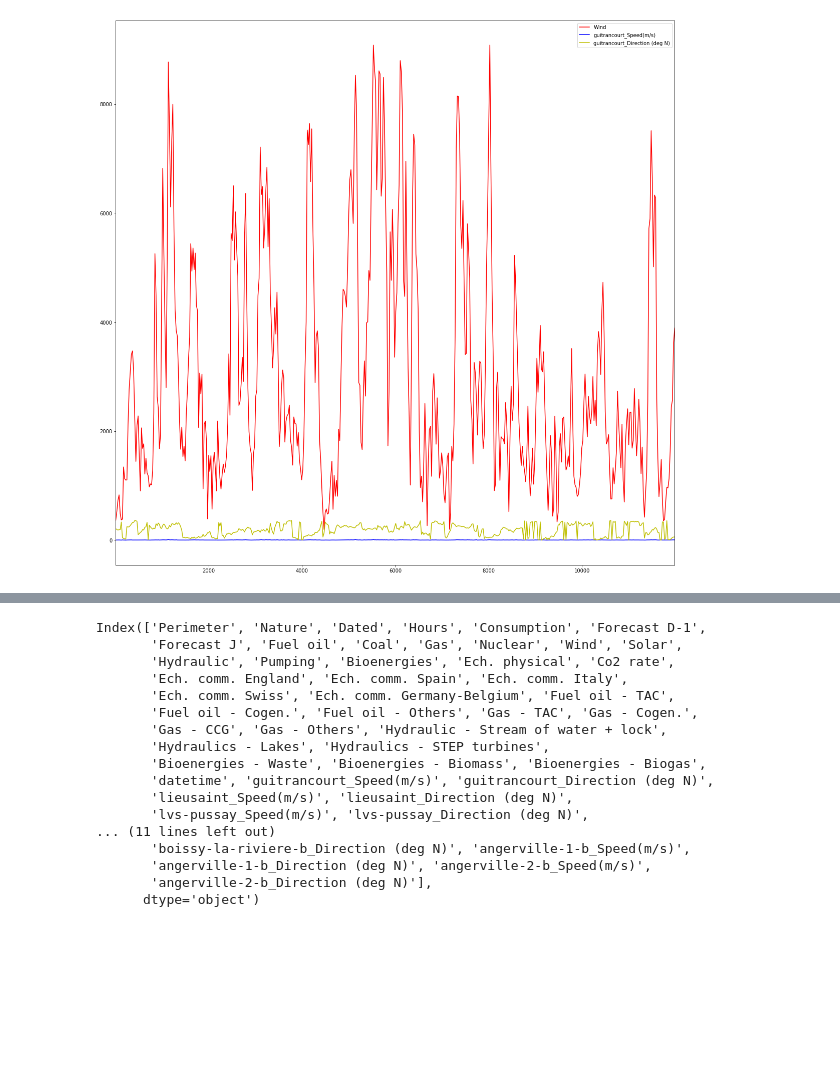
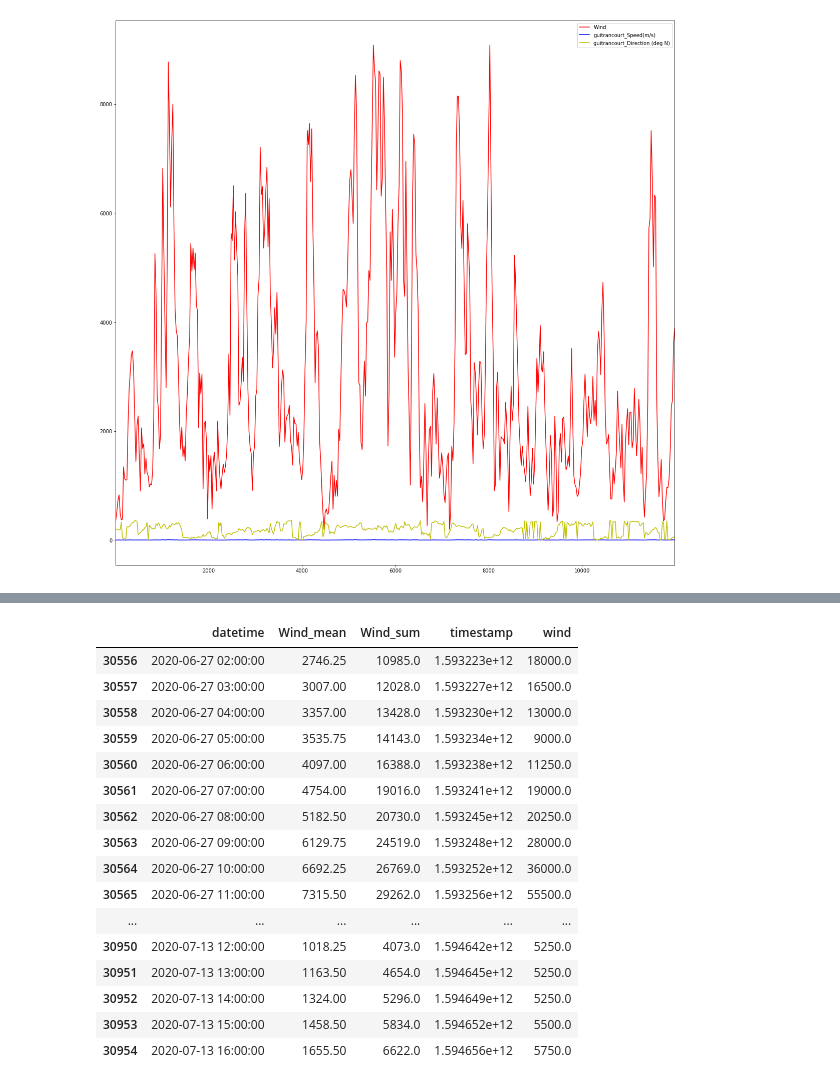
Before and after one commit to wesley34/ai4impactProject2, a Jupyter notebook: tony.ipynb, the cells around one changed output, grey strips where cells are left out. Saved outputs shown, nothing was run; the diff lists cells and outputs as text; code cells hidden in the pictures; blank space fills up the shorter version.

```diff
--- a/tony.ipynb
+++ b/tony.ipynb
@@ -125,20 +89,24 @@ testdataframe
+# %%
+merge_df = agg_df.merge(ac_df, how ='left', on='datetime')
+# %%
+merge_df.tail(500)
+# %% [output]
+|  | datetime | Wind_mean | Wind_sum | timestamp | wind |
+| 30556 | 2020-06-27 02:00:00 | 2746.25 | 10985.0 | 1.593223e+12 | 18000.0 |
+| 30557 | 2020-06-27 03:00:00 | 3007.00 | 12028.0 | 1.593227e+12 | 16500.0 |
+| 30558 | 2020-06-27 04:00:00 | 3357.00 | 13428.0 | 1.593230e+12 | 13000.0 |
+| 30559 | 2020-06-27 05:00:00 | 3535.75 | 14143.0 | 1.593234e+12 | 9000.0 |
+| 30560 | 2020-06-27 06:00:00 | 4097.00 | 16388.0 | 1.593238e+12 | 11250.0 |
+| 30561 | 2020-06-27 07:00:00 | 4754.00 | 19016.0 | 1.593241e+12 | 19000.0 |
+| 30562 | 2020-06-27 08:00:00 | 5182.50 | 20730.0 | 1.593245e+12 | 20250.0 |
+| 30563 | 2020-06-27 09:00:00 | 6129.75 | 24519.0 | 1.593248e+12 | 28000.0 |
+| 30564 | 2020-06-27 10:00:00 | 6692.25 | 26769.0 | 1.593252e+12 | 36000.0 |
+| 30565 | 2020-06-27 11:00:00 | 7315.50 | 29262.0 | 1.593256e+12 | 55500.0 |
+| ... | ... | ... | ... | ... | ... |
+| 30950 | 2020-07-13 12:00:00 | 1018.25 | 4073.0 | 1.594642e+12 | 5250.0 |
+| 30951 | 2020-07-13 13:00:00 | 1163.50 | 4654.0 | 1.594645e+12 | 5250.0 |
+| 30952 | 2020-07-13 14:00:00 | 1324.00 | 5296.0 | 1.594649e+12 | 5250.0 |
+| 30953 | 2020-07-13 15:00:00 | 1458.50 | 5834.0 | 1.594652e+12 | 5500.0 |
+| 30954 | 2020-07-13 16:00:00 | 1655.50 | 6622.0 | 1.594656e+12 | 5750.0 |
 # %%
-df.columns
+df
-# %% [output]
-Index(['Perimeter', 'Nature', 'Dated', 'Hours', 'Consumption', 'Forecast D-1',
-       'Forecast J', 'Fuel oil', 'Coal', 'Gas', 'Nuclear', 'Wind', 'Solar',
-       'Hydraulic', 'Pumping', 'Bioenergies', 'Ech. physical', 'Co2 rate',
-       'Ech. comm. England', 'Ech. comm. Spain', 'Ech. comm. Italy',
-       'Ech. comm. Swiss', 'Ech. comm. Germany-Belgium', 'Fuel oil - TAC',
-       'Fuel oil - Cogen.', 'Fuel oil - Others', 'Gas - TAC', 'Gas - Cogen.',
-       'Gas - CCG', 'Gas - Others', 'Hydraulic - Stream of water + lock',
-       'Hydraulics - Lakes', 'Hydraulics - STEP turbines',
-       'Bioenergies - Waste', 'Bioenergies - Biomass', 'Bioenergies - Biogas',
-       'datetime', 'guitrancourt_Speed(m/s)', 'guitrancourt_Direction (deg N)',
-       'lieusaint_Speed(m/s)', 'lieusaint_Direction (deg N)',
-       'lvs-pussay_Speed(m/s)', 'lvs-pussay_Direction (deg N)',
-... (11 lines left out)
-       'boissy-la-riviere-b_Direction (deg N)', 'angerville-1-b_Speed(m/s)',
-       'angerville-1-b_Direction (deg N)', 'angerville-2-b_Speed(m/s)',
-       'angerville-2-b_Direction (deg N)'],
-      dtype='object')
```
Also changed, not shown: parts of 17 cells of this notebook.
